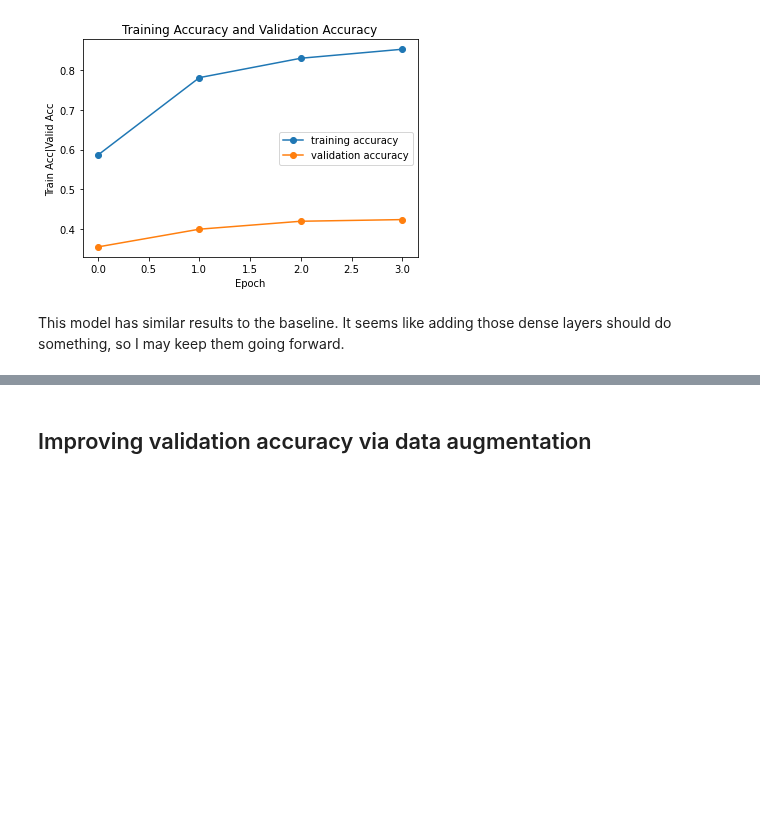
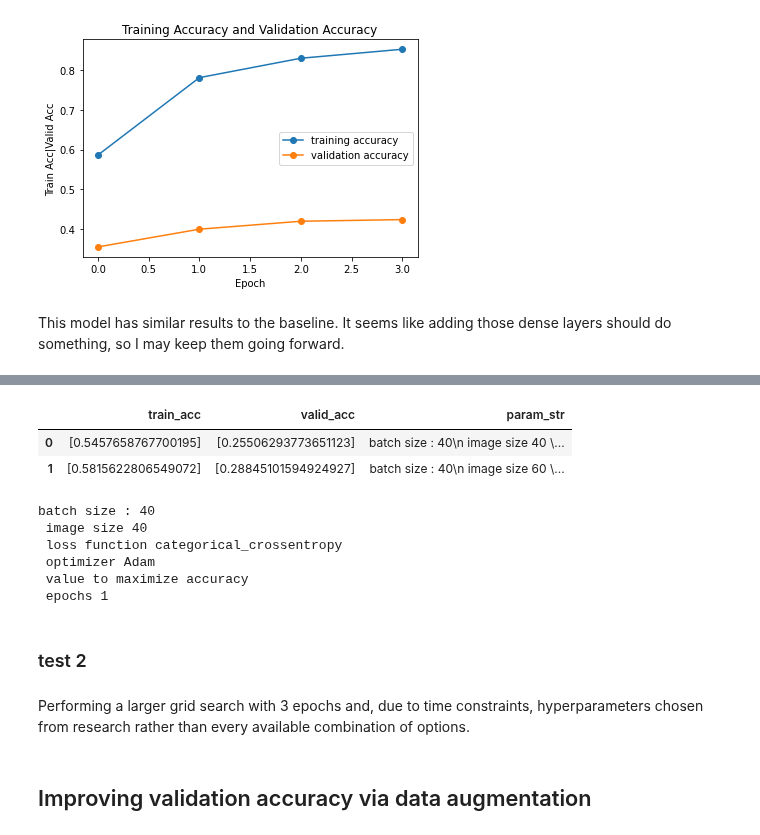
Before and after one commit to Windblown-Marionette/fingerspelling-text, a Jupyter notebook: Fingerspelling-CNN-3-Exploring-Model-Improvements-and-Training-Models.ipynb, the cells around one changed output, grey strips where cells are left out. Drawn from its saved outputs; the diff is of its cells as text; code cells hidden in the pictures; blank space fills up the shorter version.

```diff
--- a/Fingerspelling-CNN-3-Exploring-Model-Improvements-and-Training-Models.ipynb
+++ b/Fingerspelling-CNN-3-Exploring-Model-Improvements-and-Training-Models.ipynb
@@ -670,0 +731,5 @@ def model_maker:
+# %%
+train_data, validation_data, test_data = data_importer(im_side_len = 96)
+model_a = model_maker(im_side_len = 96)
+compiled_model_a = model_compiler(model = model_a)
+model_fitter(compiled_model = compiled_model_a, train_data = train_data, validation_data = validation_data)
@@ -670,0 +759,28 @@ def model_maker:
+# %%
+#input parameters to search through as lists
+def grid_search(batch_sizes, image_sizes, loss_funcs, optims, values_to_max, epochs):
+    a = []
+    for i in batch_sizes:
+        print(f'batch size: {i}')
+        for j in image_sizes:
+            print(f'(image size: {j}')
+            train_data, validation_data, test_data = data_importer(batch_size = i, im_side_len = j)
+            model = model_maker(im_side_len = j)
+            for k in loss_funcs:
+                for l in optims:
+                    for m in values_to_max:
+                        compiled_model = model_compiler(loss_func = k, optim_choice = l, value_to_max = m, model = model)
+                        for n in epochs:
+                            train_acc, valid_acc = model_fitter(epochs = n,compiled_model = compiled_model_a, train_data = train_data, validation_data = validation_data)
+
+                            param_str = f'batch size : {i}\n image size {j} \n loss function {k} \n optimizer {l} \n value to maximize {m} \n epochs {n}'
+
+                            a.append([train_acc, valid_acc, param_str])
+    return a
+# %%
+test_1 = grid_search(batch_sizes = [40],
+                        image_sizes = [40, 60],
+                        loss_funcs = ['categorical_crossentropy'],
+                        optims = ['Adam'],
+                        values_to_max = ['accuracy'],
+                        epochs = [1])
@@ -671,2 +805,21 @@ def model_maker:
+# %%
+pd.DataFrame(test_1, columns = ['train_acc', 'valid_acc', 'param_str'])
+# %% [output]
+|  | train_acc | valid_acc | param_str |
+| 0 | [0.5457658767700195] | [0.25506293773651123] | batch size : 40\n image size 40 \... |
+| 1 | [0.5815622806549072] | [0.28845101594924927] | batch size : 40\n image size 60 \... |
+# %%
+print(test_1_df.iloc[0,2])
+# %% [output]
+batch size : 40
+ image size 40
+ loss function categorical_crossentropy
+ optimizer Adam
+ value to maximize accuracy
+ epochs 1
+# %% [markdown]
+### test 2
+# %% [markdown]
+Performing a larger grid search with 3 epochs and, due to time constraints, hyperparameters chosen from research rather than every available combination of options.
 # %% [markdown]
 ## Improving validation accuracy via data augmentation
```
Also changed, not shown: parts of 23 cells of this notebook, 1 other file.
